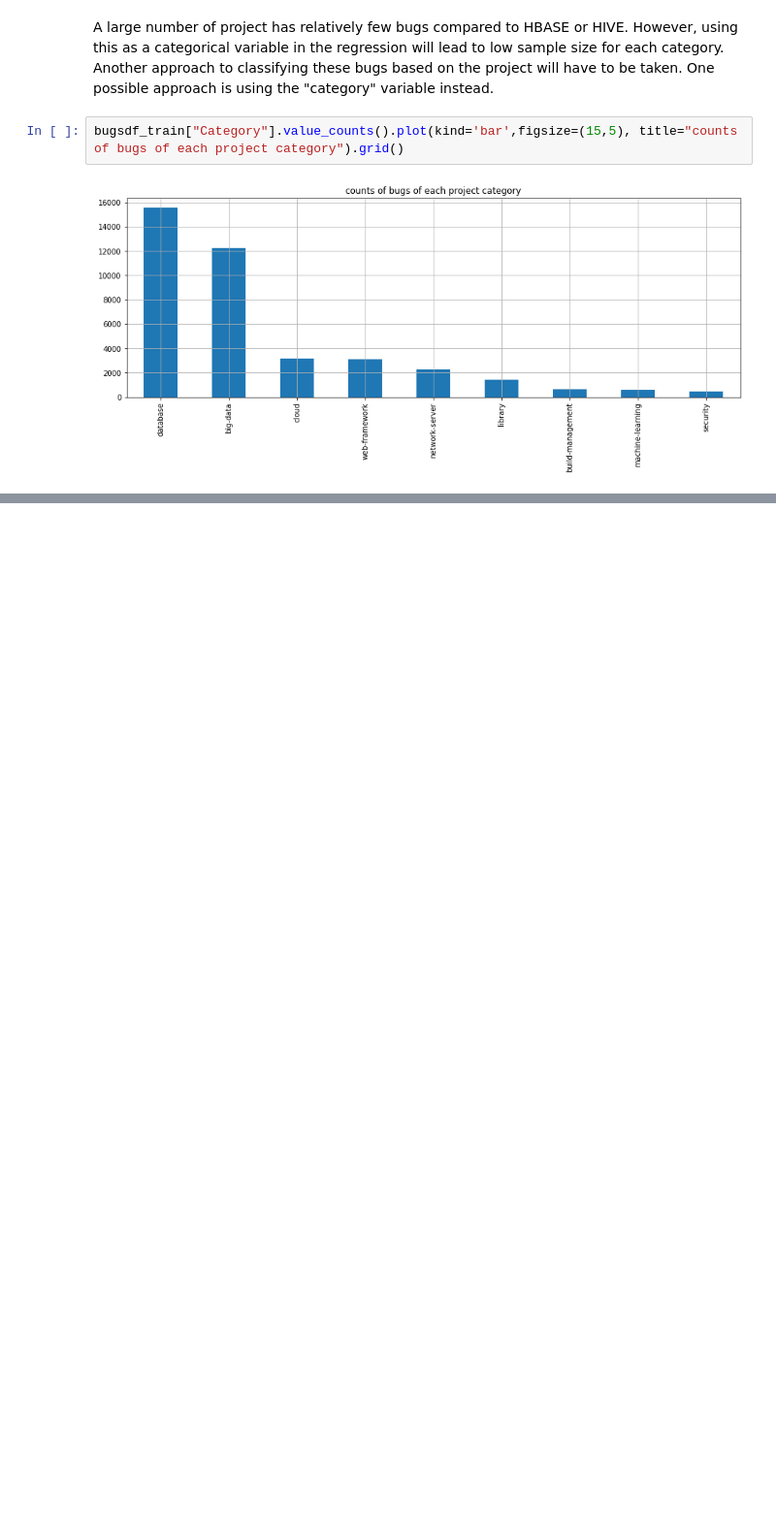
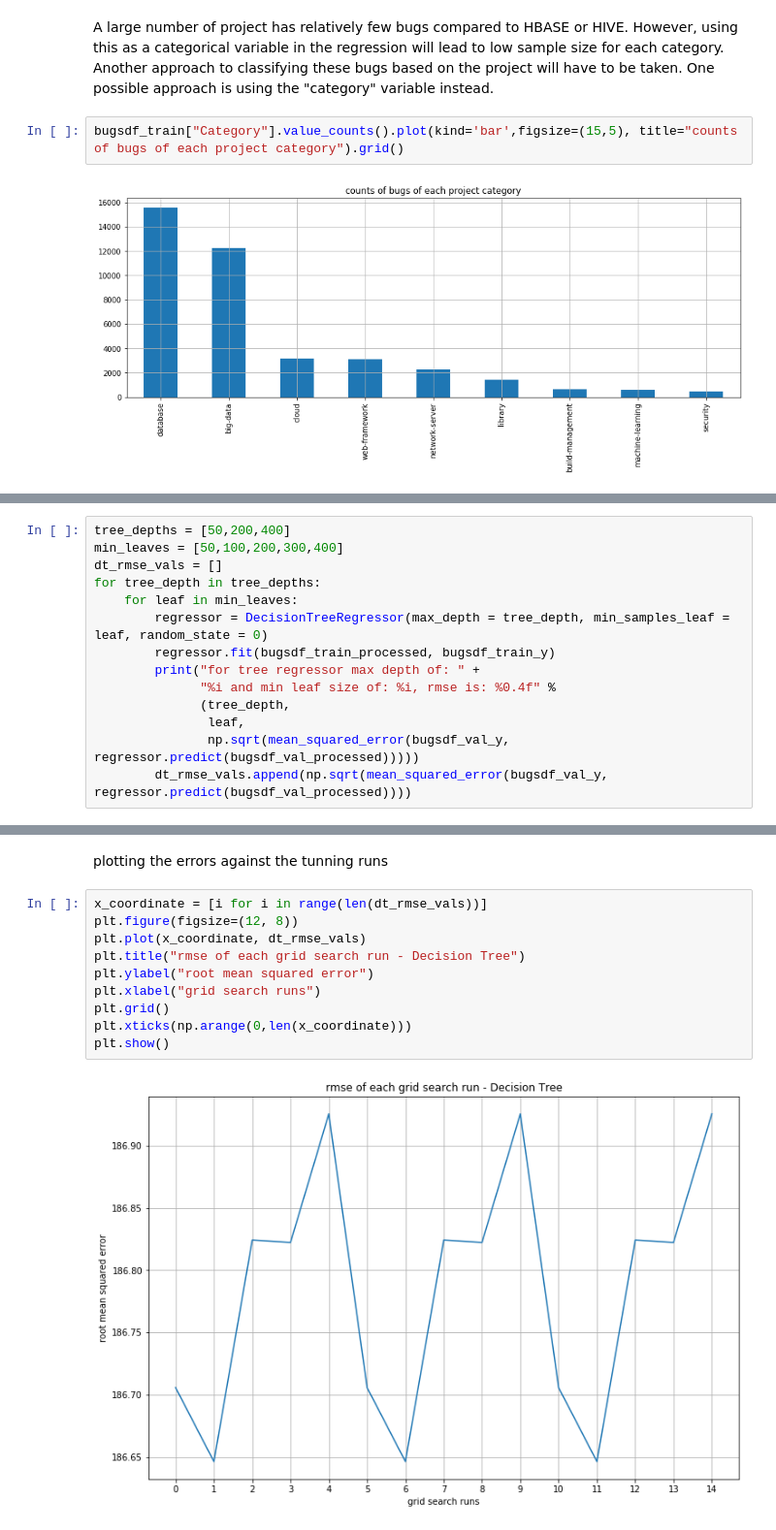
Before and after one commit to winnawat/bugfixtime, a Jupyter notebook: bugfixtime.ipynb, the cells around one changed output, grey strips where cells are left out. Shown at 97% size. Cells and saved outputs as stored; diff of their text form; blank space fills up the shorter version.

```diff
--- a/bugfixtime.ipynb
+++ b/bugfixtime.ipynb
@@ -460,0 +689,14 @@ bugsdf_test = transformer(bugsdf_test)
+# %%
+tree_depths = [50,200,400]
+min_leaves = [50,100,200,300,400]
+dt_rmse_vals = []
+for tree_depth in tree_depths:
+    for leaf in min_leaves:
+        regressor = DecisionTreeRegressor(max_depth = tree_depth, min_samples_leaf = leaf, random_state = 0)
+        regressor.fit(bugsdf_train_processed, bugsdf_train_y)
+        print("for tree regressor max depth of: " +
+              "%i and min leaf size of: %i, rmse is: %0.4f" %
+              (tree_depth,
+               leaf,
+               np.sqrt(mean_squared_error(bugsdf_val_y, regressor.predict(bugsdf_val_processed)))))
+        dt_rmse_vals.append(np.sqrt(mean_squared_error(bugsdf_val_y, regressor.predict(bugsdf_val_processed))))
@@ -460,0 +719,14 @@ bugsdf_test = transformer(bugsdf_test)
+# %% [markdown]
+plotting the errors against the tunning runs
+# %%
+x_coordinate = [i for i in range(len(dt_rmse_vals))]
+plt.figure(figsize=(12, 8))
+plt.plot(x_coordinate, dt_rmse_vals)
+plt.title("rmse of each grid search run - Decision Tree")
+plt.ylabel("root mean squared error")
+plt.xlabel("grid search runs")
+plt.grid()
+plt.xticks(np.arange(0,len(x_coordinate)))
+plt.show()
+# %% [output]
+[figure, added]
```
Also changed, not shown: parts of 37 cells of this notebook.
